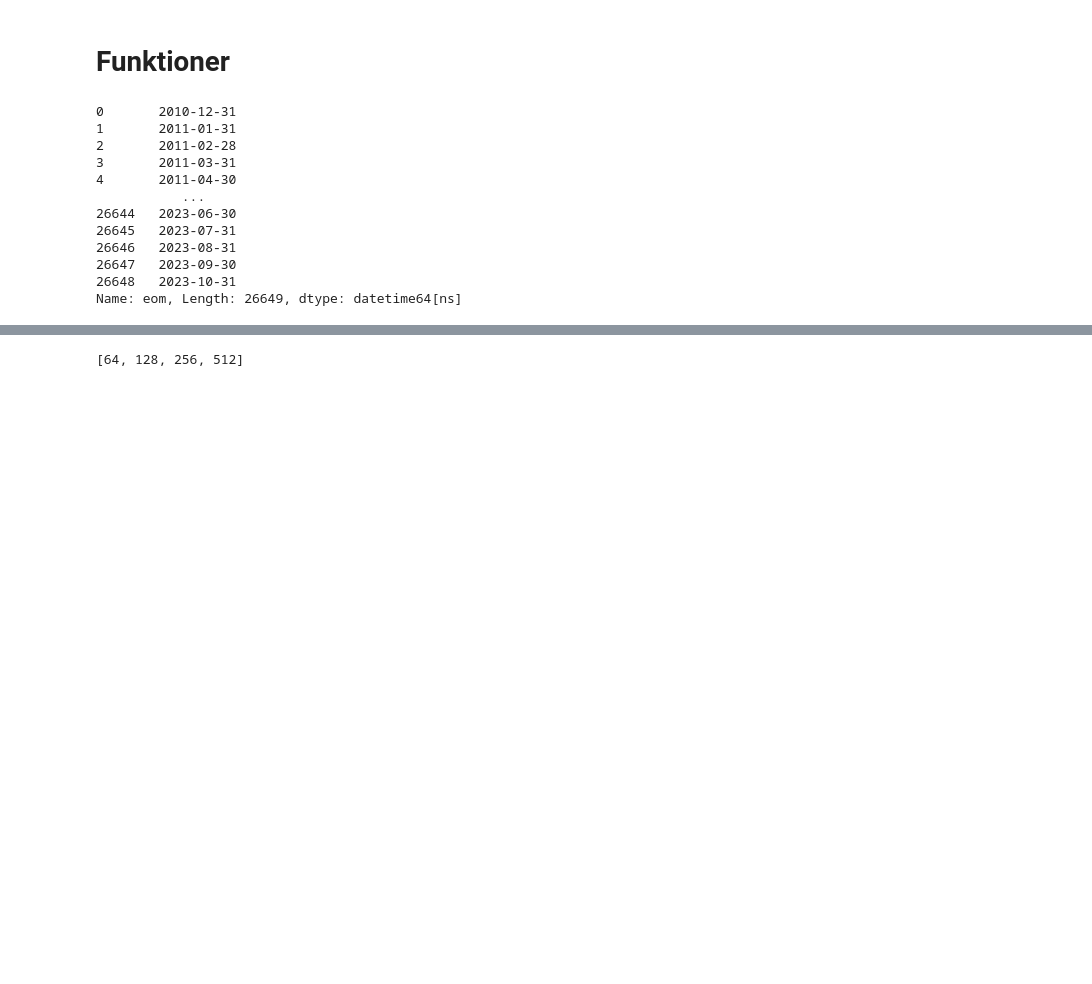
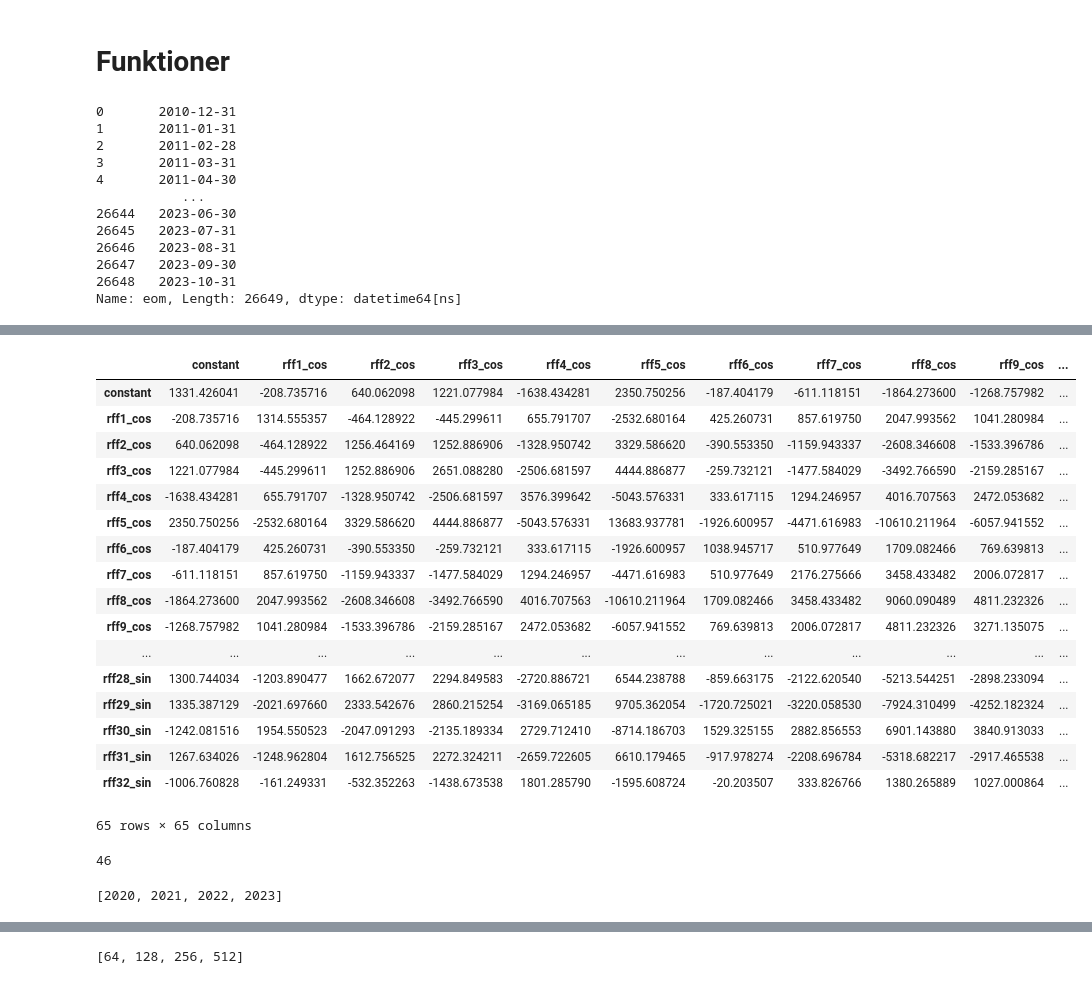
Before and after one commit to Hedegaard9/Master, a Jupyter notebook: R_port_pmfl.ipynb, the cells around one changed output, grey strips where cells are left out. Drawn from its saved outputs; the diff is of its cells as text; code cells hidden in the pictures; blank space fills up the shorter version.

```diff
--- a/R_port_pmfl.ipynb
+++ b/R_port_pmfl.ipynb
@@ -1005,0 +883,23 @@ def pfml_search_coef(pfml_input, p_vec, l_vec, hp_years, orig_feat):
+# %%
+denom_raw_sum.index = all_feat
+denom_raw_sum.columns = all_feat
+denom_raw_sum
+# %% [output]
+|  | constant | rff1_cos | rff2_cos | rff3_cos | rff4_cos | rff5_cos | rff6_cos | rff7_cos | rff8_cos | rff9_cos | ... |
+| constant | 1331.426041 | -208.735716 | 640.062098 | 1221.077984 | -1638.434281 | 2350.750256 | -187.404179 | -611.118151 | -1864.273600 | -1268.757982 | ... |
+| rff1_cos | -208.735716 | 1314.555357 | -464.128922 | -445.299611 | 655.791707 | -2532.680164 | 425.260731 | 857.619750 | 2047.993562 | 1041.280984 | ... |
+| rff2_cos | 640.062098 | -464.128922 | 1256.464169 | 1252.886906 | -1328.950742 | 3329.586620 | -390.553350 | -1159.943337 | -2608.346608 | -1533.396786 | ... |
+| rff3_cos | 1221.077984 | -445.299611 | 1252.886906 | 2651.088280 | -2506.681597 | 4444.886877 | -259.732121 | -1477.584029 | -3492.766590 | -2159.285167 | ... |
+| rff4_cos | -1638.434281 | 655.791707 | -1328.950742 | -2506.681597 | 3576.399642 | -5043.576331 | 333.617115 | 1294.246957 | 4016.707563 | 2472.053682 | ... |
+| rff5_cos | 2350.750256 | -2532.680164 | 3329.586620 | 4444.886877 | -5043.576331 | 13683.937781 | -1926.600957 | -4471.616983 | -10610.211964 | -6057.941552 | ... |
+| rff6_cos | -187.404179 | 425.260731 | -390.553350 | -259.732121 | 333.617115 | -1926.600957 | 1038.945717 | 510.977649 | 1709.082466 | 769.639813 | ... |
+| rff7_cos | -611.118151 | 857.619750 | -1159.943337 | -1477.584029 | 1294.246957 | -4471.616983 | 510.977649 | 2176.275666 | 3458.433482 | 2006.072817 | ... |
+| rff8_cos | -1864.273600 | 2047.993562 | -2608.346608 | -3492.766590 | 4016.707563 | -10610.211964 | 1709.082466 | 3458.433482 | 9060.090489 | 4811.232326 | ... |
+| rff9_cos | -1268.757982 | 1041.280984 | -1533.396786 | -2159.285167 | 2472.053682 | -6057.941552 | 769.639813 | 2006.072817 | 4811.232326 | 3271.135075 | ... |
+| ... | ... | ... | ... | ... | ... | ... | ... | ... | ... | ... | ... |
+| rff28_sin | 1300.744034 | -1203.890477 | 1662.672077 | 2294.849583 | -2720.886721 | 6544.238788 | -859.663175 | -2122.620540 | -5213.544251 | -2898.233094 | ... |
+| rff29_sin | 1335.387129 | -2021.697660 | 2333.542676 | 2860.215254 | -3169.065185 | 9705.362054 | -1720.725021 | -3220.058530 | -7924.310499 | -4252.182324 | ... |
+| rff30_sin | -1242.081516 | 1954.550523 | -2047.091293 | -2135.189334 | 2729.712410 | -8714.186703 | 1529.325155 | 2882.856553 | 6901.143880 | 3840.913033 | ... |
+| rff31_sin | 1267.634026 | -1248.962804 | 1612.756525 | 2272.324211 | -2659.722605 | 6610.179465 | -917.978274 | -2208.696784 | -5318.682217 | -2917.465538 | ... |
+| rff32_sin | -1006.760828 | -161.249331 | -532.352263 | -1438.673538 | 1801.285790 | -1595.608724 | -20.203507 | 333.826766 | 1380.265889 | 1027.000864 | ... |
+65 rows × 65 columns
@@ -1005,0 +937,8 @@ def pfml_search_coef(pfml_input, p_vec, l_vec, hp_years, orig_feat):
+# %%
+n
+# %% [output]
+46
+# %%
+hp_years
+# %% [output]
+[2020, 2021, 2022, 2023]
```
Also changed, not shown: parts of 52 cells of this notebook, 2 other files.
